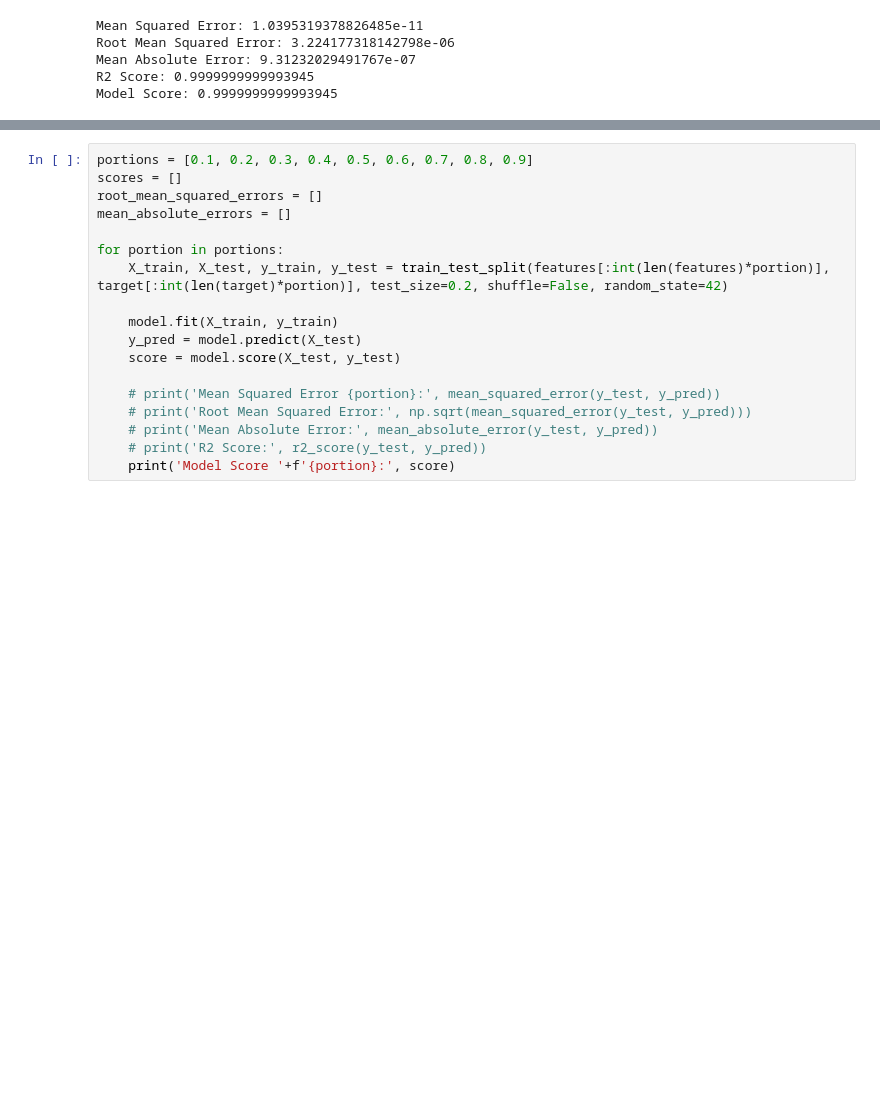
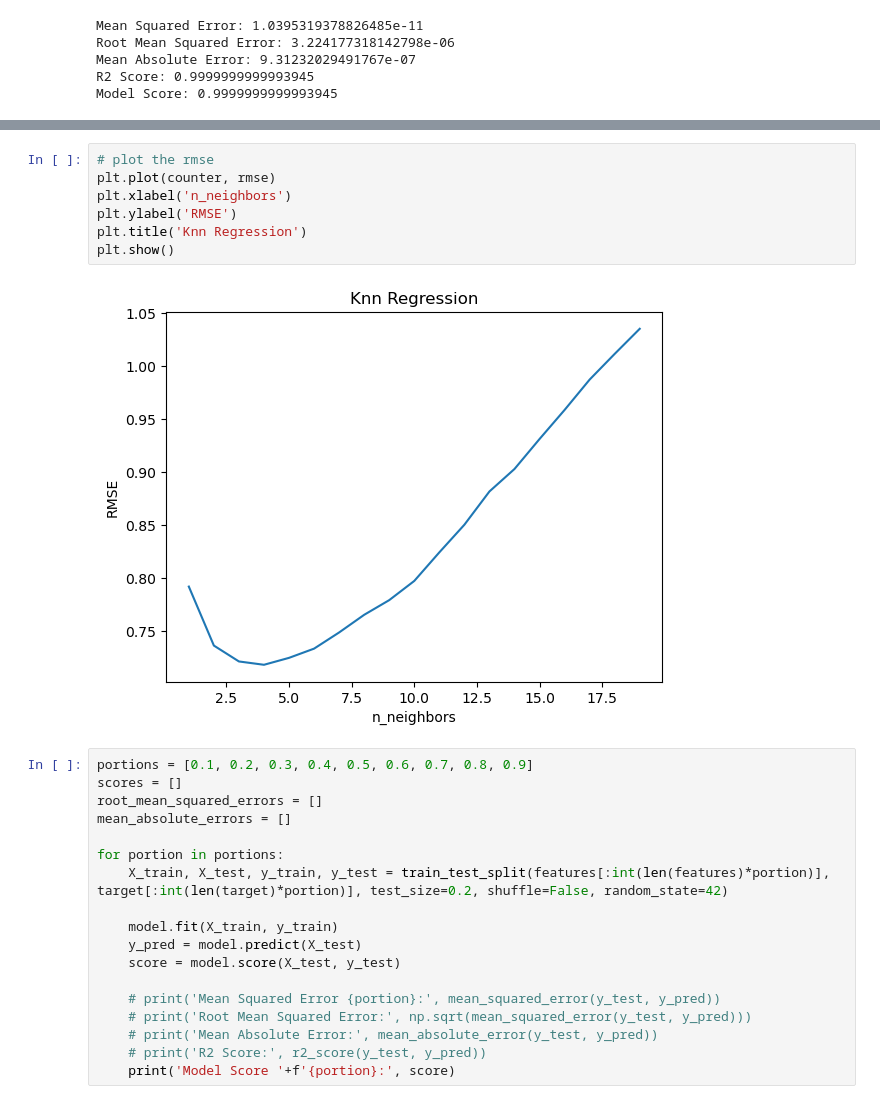
Before and after one commit to azzouzioussama/ML-DL_PID_Controller, a Jupyter notebook: testing_data.ipynb, the cells around one changed output, grey strips where cells are left out. Drawn from its saved outputs; the diff is of its cells as text; blank space fills up the shorter version.

```diff
--- a/testing_data.ipynb
+++ b/testing_data.ipynb
@@ -138,3 +276,12 @@ Model Score: 0.9999999999993945
+# %%
+# plot the rmse
+plt.plot(counter, rmse)
+plt.xlabel('n_neighbors')
+plt.ylabel('RMSE')
+plt.title('Knn Regression')
+plt.show()
+# %% [output]
+[figure, added]
 # %%
 portions = [0.1, 0.2, 0.3, 0.4, 0.5, 0.6, 0.7, 0.8, 0.9]
 scores = []
```
Also changed, not shown: parts of 7 cells of this notebook, 6 other files.
